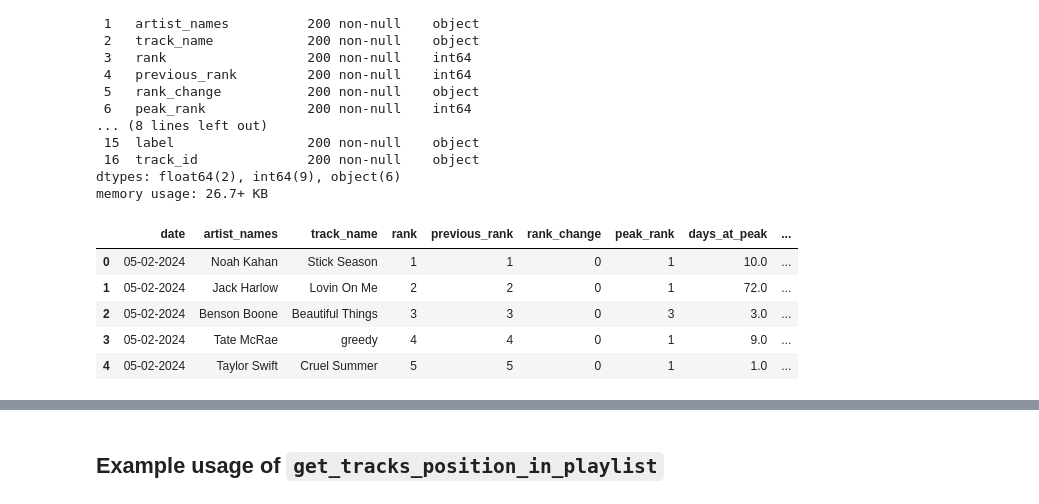
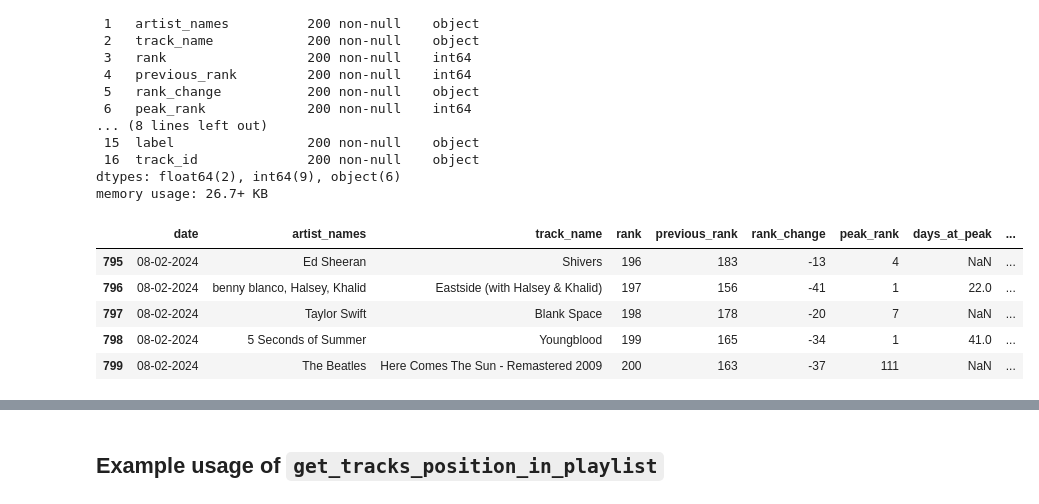
Before and after one commit to amcl11/spotify_au_release_app, a Jupyter notebook: daily_charts_pull.ipynb, the cells around one changed output, grey strips where cells are left out. Cells and saved outputs as stored; diff of their text form; code cells hidden in the pictures.

```diff
--- a/daily_charts_pull.ipynb
+++ b/daily_charts_pull.ipynb
@@ -296,14 +297,14 @@ dtypes: float64(2), int64(9), object(6)
 memory usage: 26.7+ KB
 # %%
 yesterday_df = pd.read_csv('combined_data/combined.csv')
-yesterday_df.head()
+yesterday_df.tail()
 # %% [output]
 |  | date | artist_names | track_name | rank | previous_rank | rank_change | peak_rank | days_at_peak | ... |
-| 0 | 05-02-2024 | Noah Kahan | Stick Season | 1 | 1 | 0 | 1 | 10.0 | ... |
-| 1 | 05-02-2024 | Jack Harlow | Lovin On Me | 2 | 2 | 0 | 1 | 72.0 | ... |
-| 2 | 05-02-2024 | Benson Boone | Beautiful Things | 3 | 3 | 0 | 3 | 3.0 | ... |
-| 3 | 05-02-2024 | Tate McRae | greedy | 4 | 4 | 0 | 1 | 9.0 | ... |
-| 4 | 05-02-2024 | Taylor Swift | Cruel Summer | 5 | 5 | 0 | 1 | 1.0 | ... |
+| 795 | 08-02-2024 | Ed Sheeran | Shivers | 196 | 183 | -13 | 4 | NaN | ... |
+| 796 | 08-02-2024 | benny blanco, Halsey, Khalid | Eastside (with Halsey & Khalid) | 197 | 156 | -41 | 1 | 22.0 | ... |
+| 797 | 08-02-2024 | Taylor Swift | Blank Space | 198 | 178 | -20 | 7 | NaN | ... |
+| 798 | 08-02-2024 | 5 Seconds of Summer | Youngblood | 199 | 165 | -34 | 1 | 41.0 | ... |
+| 799 | 08-02-2024 | The Beatles | Here Comes The Sun - Remastered 2009 | 200 | 163 | -37 | 111 | NaN | ... |
 # %%
 combined_df = pd.concat([yesterday_df, df], ignore_index=True)
 # %%
```
Also changed, not shown: parts of 9 cells of this notebook, 2 other files.
